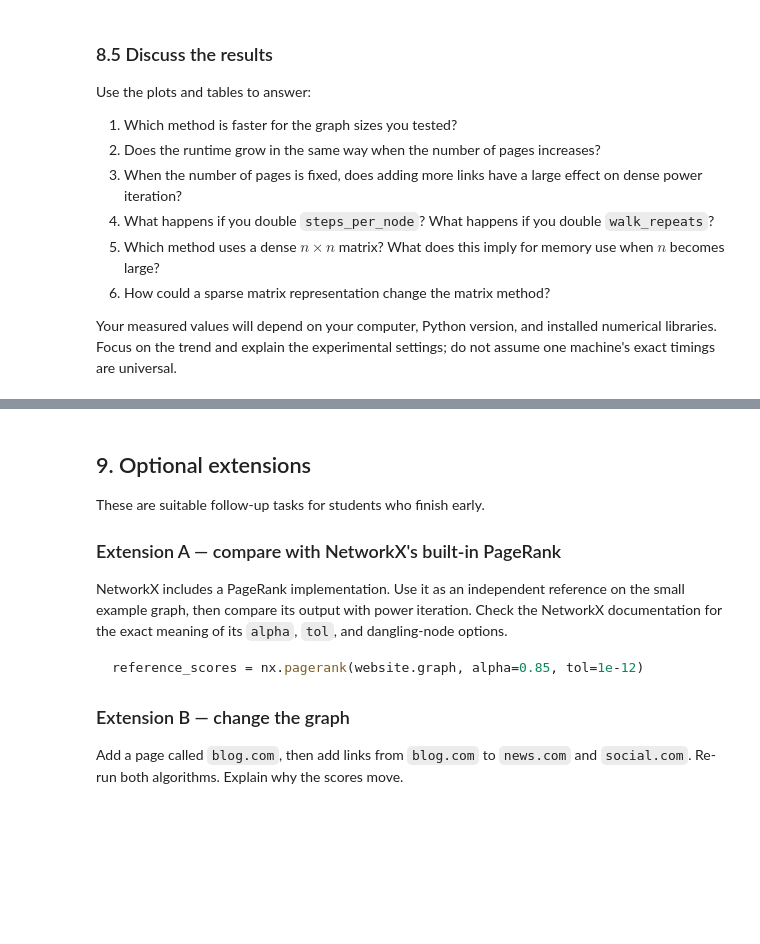
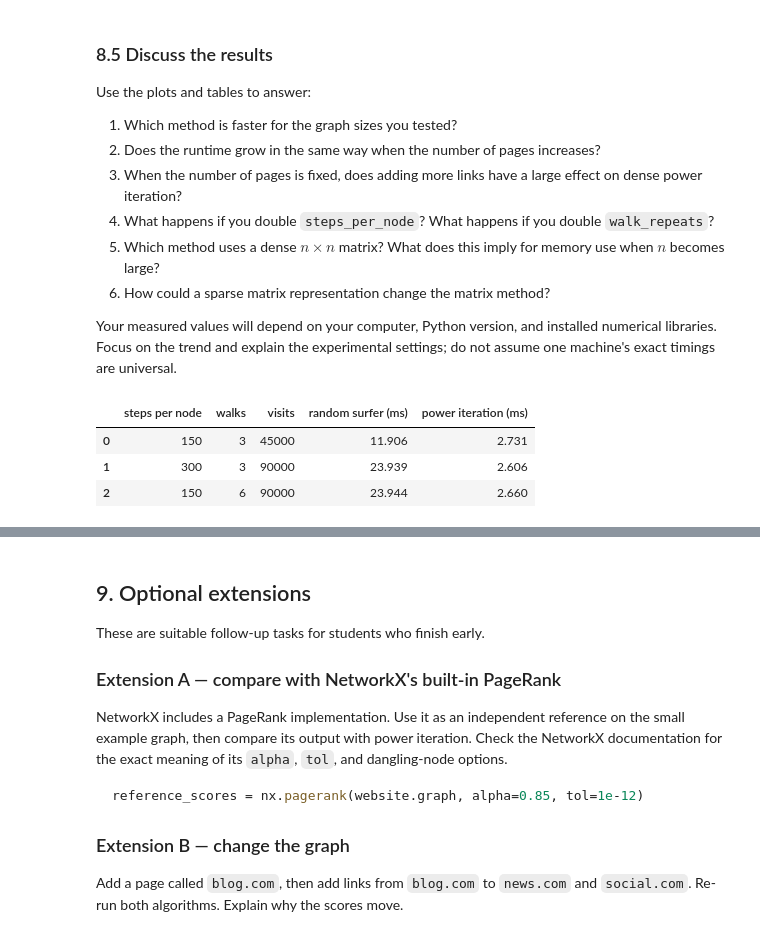
Before and after one commit to Viclant/AA, a Jupyter notebook: _pagerank_lab1_student.ipynb, the cells around one changed output, grey strips where cells are left out. Drawn from its saved outputs; the diff is of its cells as text; code cells hidden in the pictures; blank space fills up the shorter version.

```diff
--- a/_pagerank_lab1_student.ipynb
+++ b/_pagerank_lab1_student.ipynb
@@ -940,11 +952,18 @@ def make_random_web_graph(n, m, seed=7):
     nodes = make_website_names(n)
     rng = random.Random(seed)
 
-    # TODO: Build all valid directed source-destination pairs without self-links,
-    # sample exactly m distinct pairs with rng.sample, create a directed NetworkX
-    # graph, add all n nodes (including isolated nodes), add the sampled edges,
-    # and return the graph.
-    return nx.DiGraph()
+    candidates = []
+    for source in nodes:
+        for target in nodes:
+            if source != target:
+                candidates.append((source, target))
+
+    edges = rng.sample(candidates, m)
+
+    graph = nx.DiGraph()
+    graph.add_nodes_from(nodes)
+    graph.add_edges_from(edges)
+    return graph
 # %%
 random_example = make_random_web_graph(n=12, m=24, seed=9)
 print("Nodes:", random_example.number_of_nodes())
@@ -1139,3 +1180,21 @@ Use the plots and tables to answer:
 6. How could a sparse matrix representation change the matrix method?
 
 Your measured values will depend on your computer, Python version, and installed numerical libraries. Focus on the trend and explain the experimental settings; do not assume one machine's exact timings are universal.
+# %%
+# Use the same graph and seeds for all three budgets.
+budget_graph = make_random_web_graph(n=100, m=300, seed=3300)
+budget_rows = []
+for steps, walks in [(150, 3), (300, 3), (150, 6)]:
+    result = benchmark_one_graph(budget_graph, steps_per_node=steps, walk_repeats=walks,
+                                 timing_repeats=7, seed=4300)
+    budget_rows.append({
+        "steps per node": steps, "walks": walks, "visits": steps * 100 * walks,
+        "random surfer (ms)": 1000 * result["random_surfer_seconds"],
+        "power iteration (ms)": 1000 * result["power_iteration_seconds"],
+    })
+display(pd.DataFrame(budget_rows).round(3))
+# %% [output]
+|  | steps per node | walks | visits | random surfer (ms) | power iteration (ms) |
+| 0 | 150 | 3 | 45000 | 11.906 | 2.731 |
+| 1 | 300 | 3 | 90000 | 23.939 | 2.606 |
+| 2 | 150 | 6 | 90000 | 23.944 | 2.660 |
```
Also changed, not shown: parts of 11 cells of this notebook.
